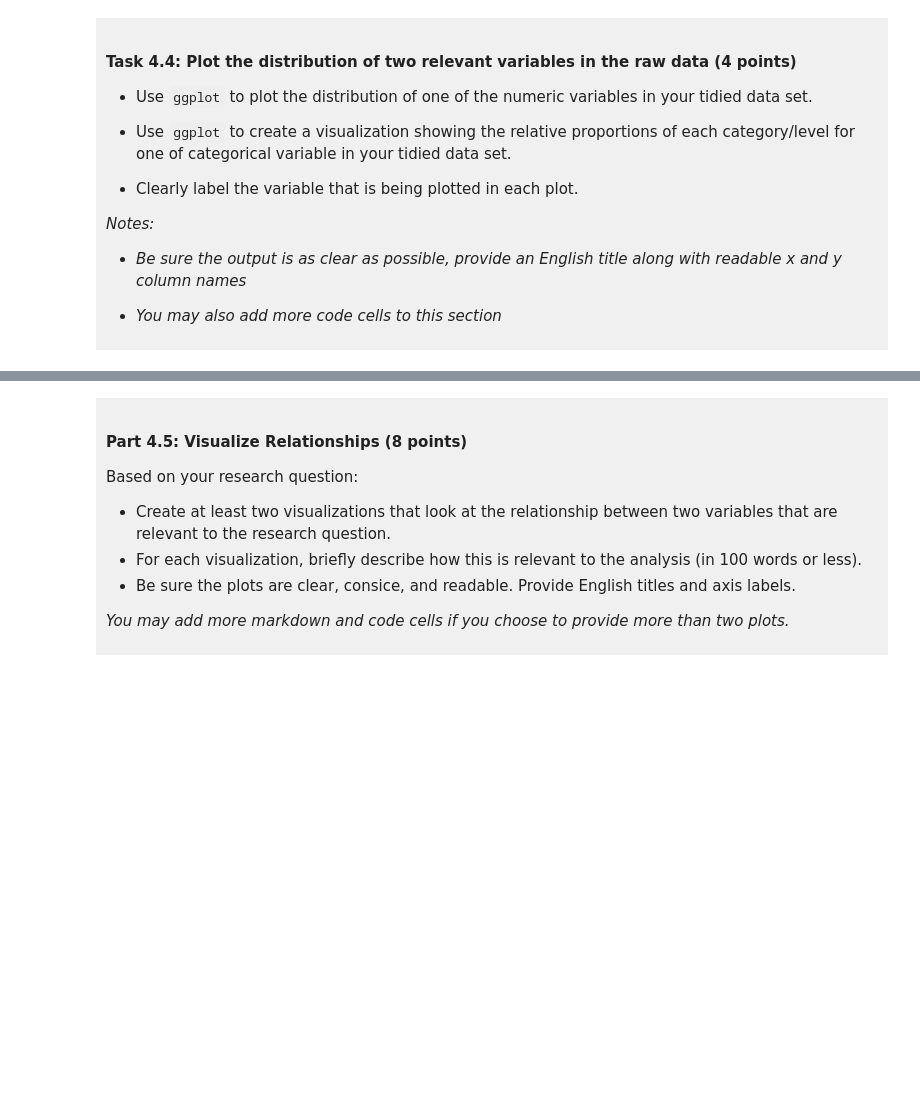
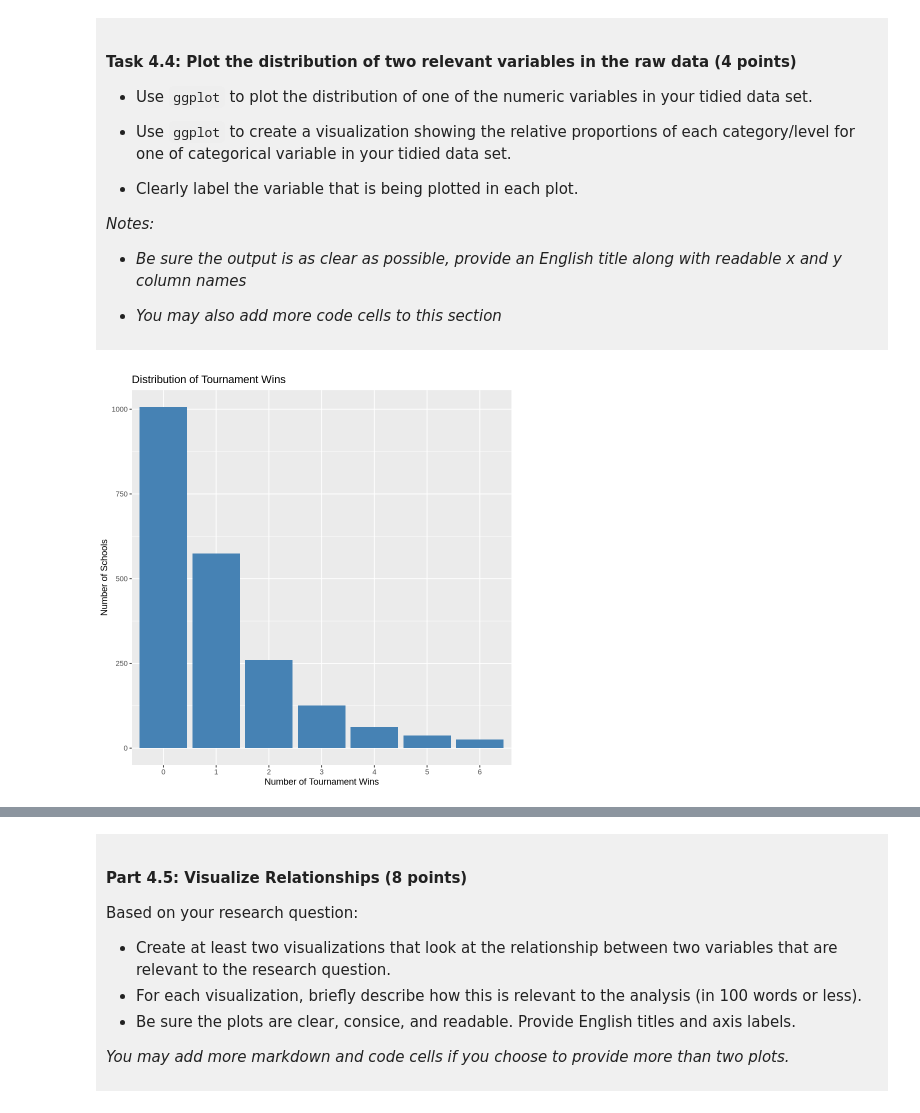
Before and after one commit to Zixian-xu/dsci-100-project-Zixian-Xu, a Jupyter notebook: dsci-100-project-notebook.ipynb, the cells around one changed output, grey strips where cells are left out. Cells and saved outputs as stored; diff of their text form; code cells hidden in the pictures; blank space fills up the shorter version.

```diff
--- a/dsci-100-project-notebook.ipynb
+++ b/dsci-100-project-notebook.ipynb
@@ -284,5 +347,16 @@ You will refine your research question (if needed) and produce a tidy data set.
 
 </div>
 # %%
-### EDIT THIS CODE CELL FOR PLOT 1 ###
+# Plot the distribution of tourney_wins using bar graph
+tourney_wins_graph <- tidy_data |>
+  ggplot(aes(x = factor(tourney_wins))) +
+  geom_bar(fill = "steelblue") +
+  labs(title = "Distribution of Tournament Wins",
+       x = "Number of Tournament Wins",
+       y = "Number of Schools")
+
+# Show the output
+tourney_wins_graph
+# %% [output]
+[figure, added]
 # %%
```
Also changed, not shown: parts of 10 cells of this notebook.
